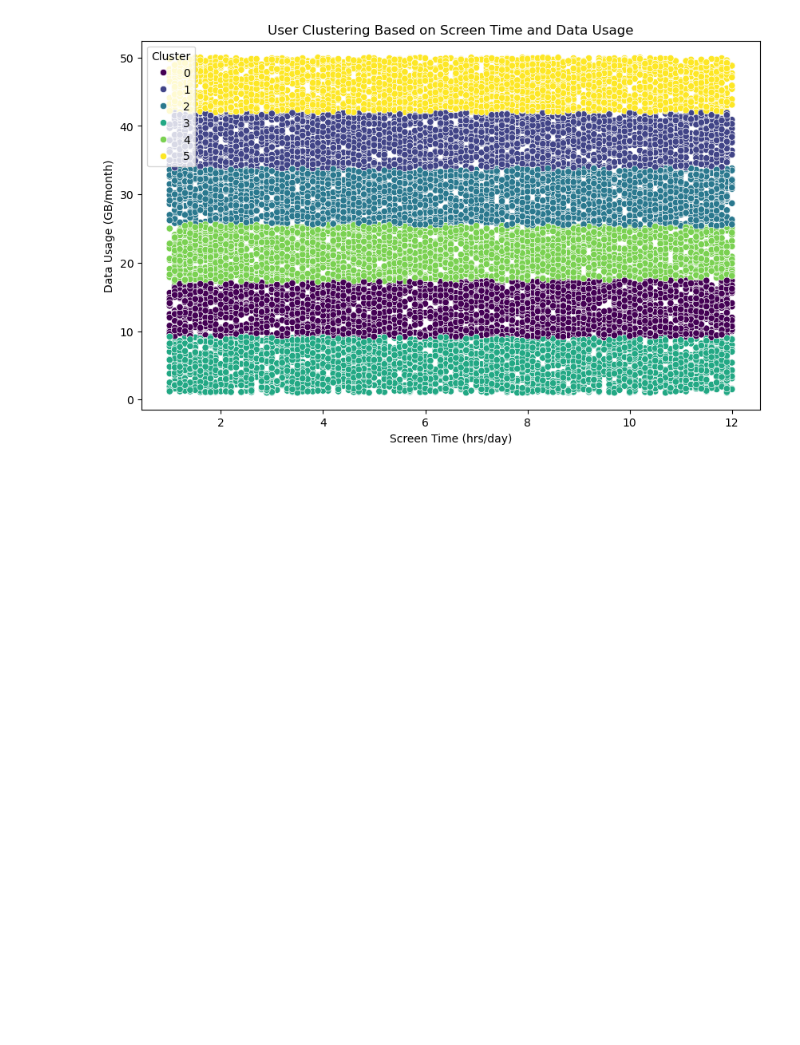
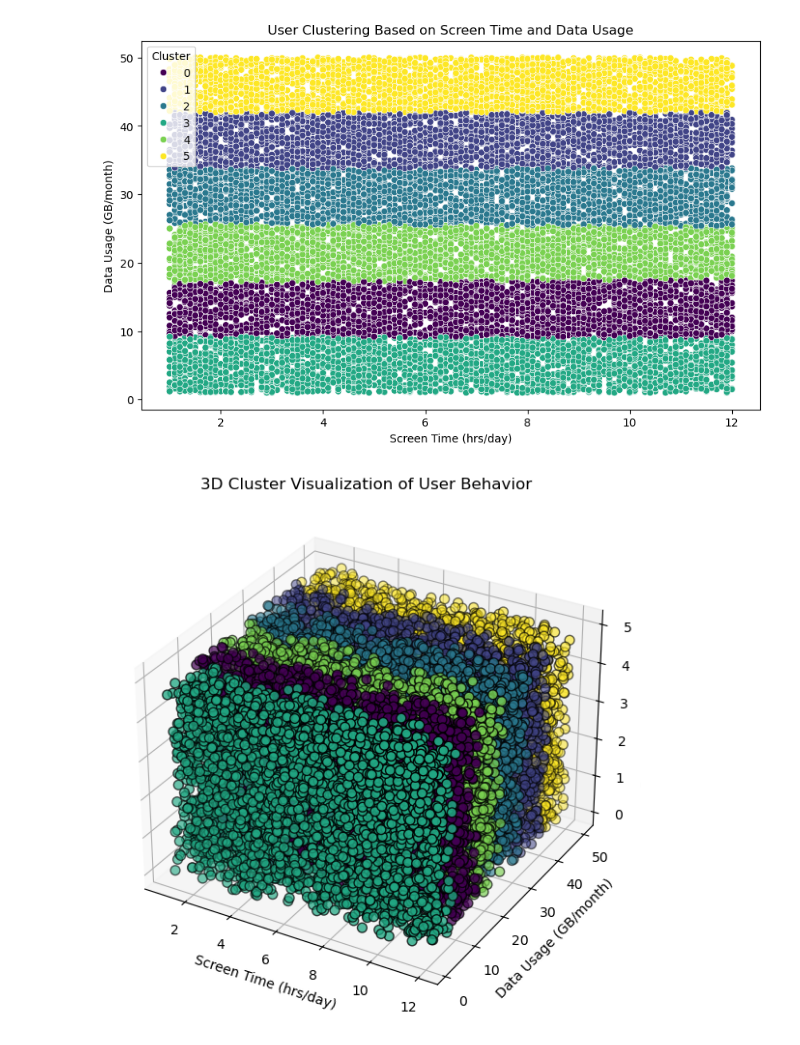
Before and after one commit to Sagar-S-R/phoneUsageInIndia, a Jupyter notebook: phoneUsageIndia.ipynb, the cells around one changed output. Saved outputs shown, nothing was run; the diff lists cells and outputs as text; code cells hidden in the pictures; blank space fills up the shorter version.

Commit message:
graphs (more)

```diff
--- a/phoneUsageIndia.ipynb
+++ b/phoneUsageIndia.ipynb
@@ -78,3 +79,18 @@ plt.title("User Clustering Based on Screen Time and Data Usage")
 plt.show()
 # %% [output]
 [figure]
+# %%
+fig = plt.figure(figsize=(10, 7))
+ax = fig.add_subplot(111, projection='3d')
+ax.scatter(data['Screen Time (hrs/day)'], data['Data Usage (GB/month)'], data['Gaming Time (hrs/day)'],
+           c=data['Cluster'], cmap='viridis', edgecolors='k', s=50)
+
+# Labels and title
+ax.set_xlabel("Screen Time (hrs/day)")
+ax.set_ylabel("Data Usage (GB/month)")
+ax.set_zlabel("Gaming Time (hrs/day)")
+ax.set_title("3D Cluster Visualization of User Behavior")
+
+plt.show()
+# %% [output]
+[figure, added]
```
Also changed, not shown: parts of 3 cells of this notebook.
